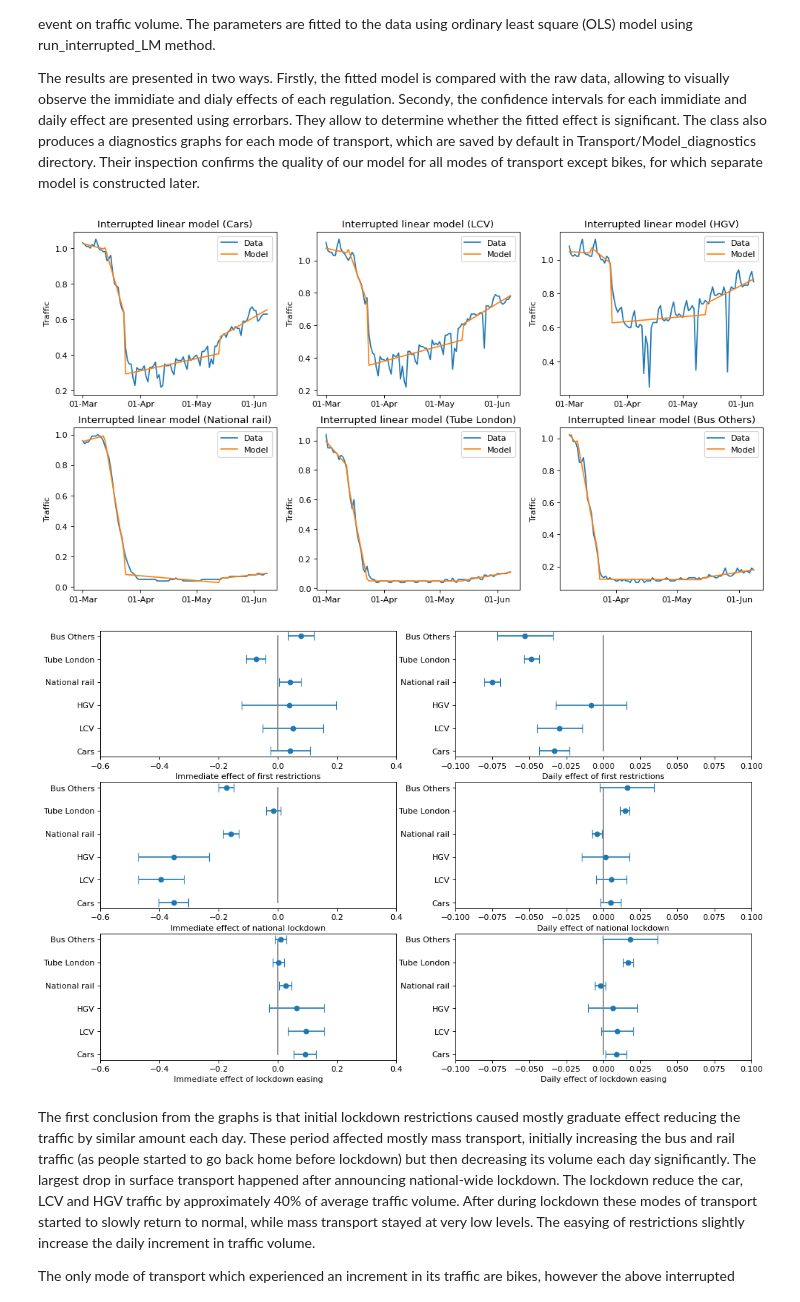
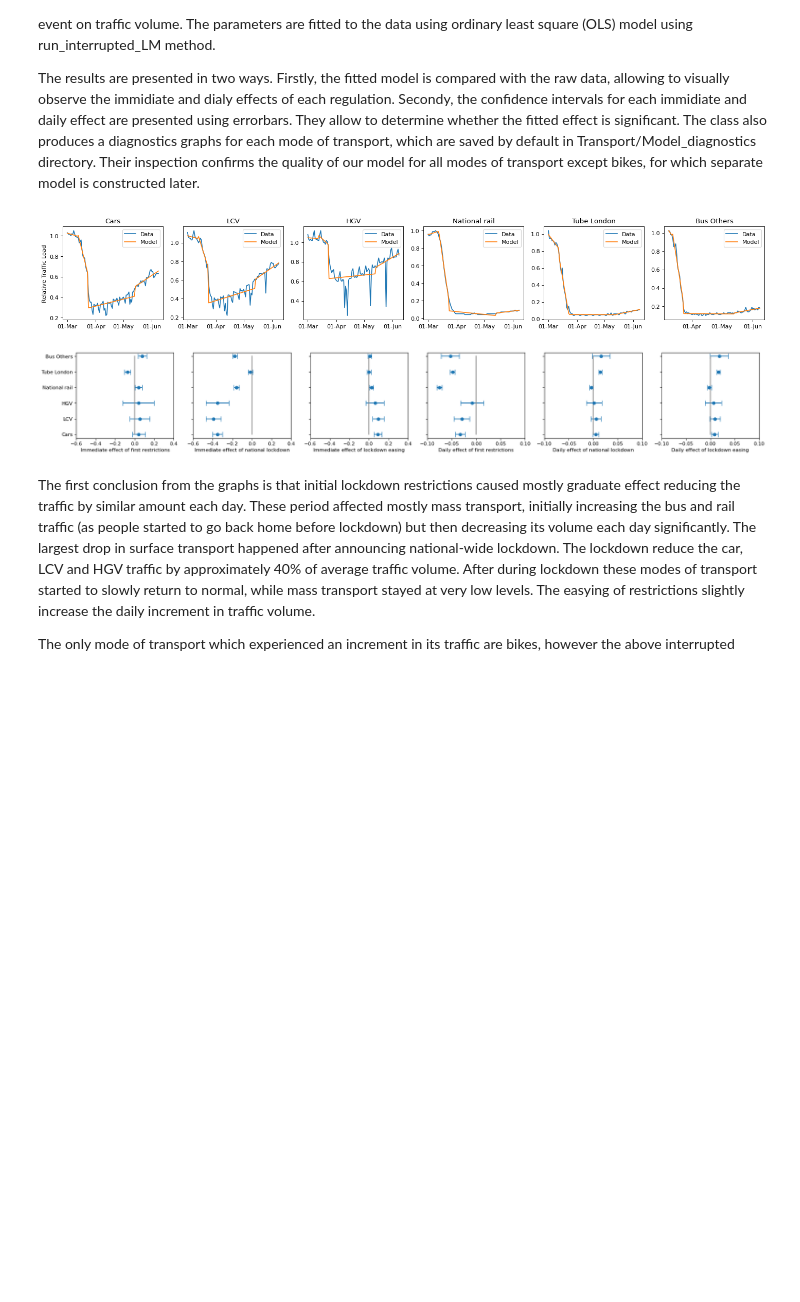
Before and after one commit to aricooperdavis/coronasaurus_NERCHackathonTwo_LearningFromLockdown, a Jupyter notebook: coronasaurus.ipynb, the cells around one changed output. Cells and saved outputs as stored; diff of their text form; code cells hidden in the pictures; blank space fills up the shorter version.

```diff
--- a/coronasaurus.ipynb
+++ b/coronasaurus.ipynb
@@ -109,10 +108,10 @@ Parameters $a_i$ represent the immediate effect of given event on the traffic, w
 The results are presented in two ways. Firstly, the fitted model is compared with the raw data, allowing to visually observe the immidiate and dialy effects of each regulation. Secondy, the confidence intervals for each immidiate and daily effect are presented using errorbars. They allow to determine whether the fitted effect is significant. The class also produces a diagnostics graphs for each mode of transport, which are saved by default in Transport/Model_diagnostics directory. Their inspection confirms the quality of our model for all modes of transport except bikes, for which separate model is constructed later.
 # %%
 vehicle_types = ['Cars', 'LCV', 'HGV', 'National_rail', 'Tube_London', 'Bus_Others']
-traffic.run_interrupted_LM(vehicle_types, figsize=(12,8))
+traffic.run_interrupted_LM(vehicle_types, figsize=(20,3))
 # %% [output]
-[figure, old version]
+[figure, new version]
-[figure, old version]
+[figure, new version]
 # %% [markdown]
 The first conclusion from the graphs is that initial lockdown restrictions caused mostly graduate effect reducing the traffic by similar amount each day. These period affected mostly mass transport, initially increasing the bus and rail traffic (as people started to go back home before lockdown) but then decreasing its volume each day significantly. The largest drop in surface transport happened after announcing national-wide lockdown. The lockdown reduce the car, LCV and HGV traffic by approximately 40% of average traffic volume. After during lockdown these modes of transport started to slowly return to normal, while mass transport stayed at very low levels. The easying of restrictions slightly increase the daily increment in traffic volume.
 
```
Also changed, not shown: parts of 4 cells of this notebook, 1 other file.
